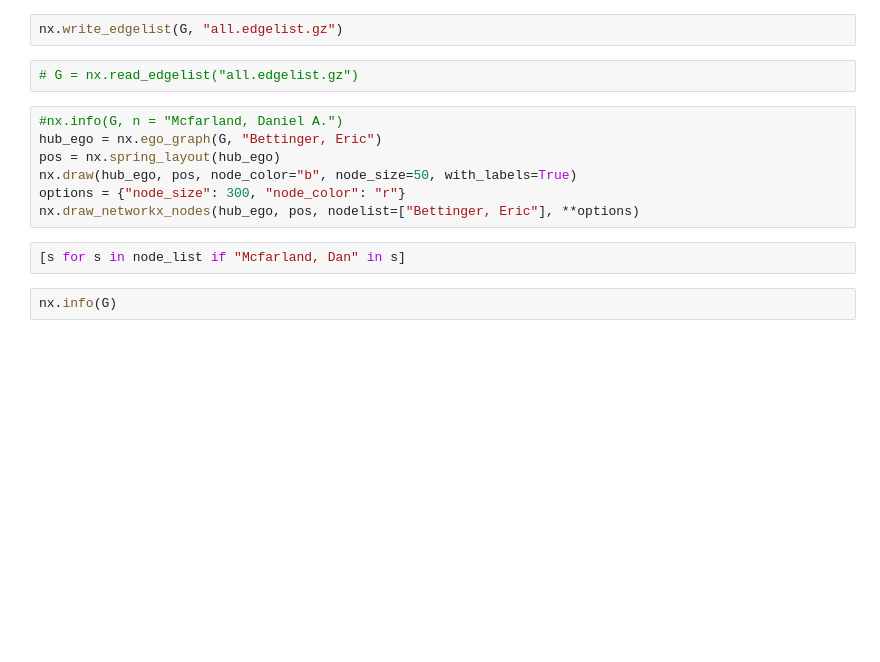
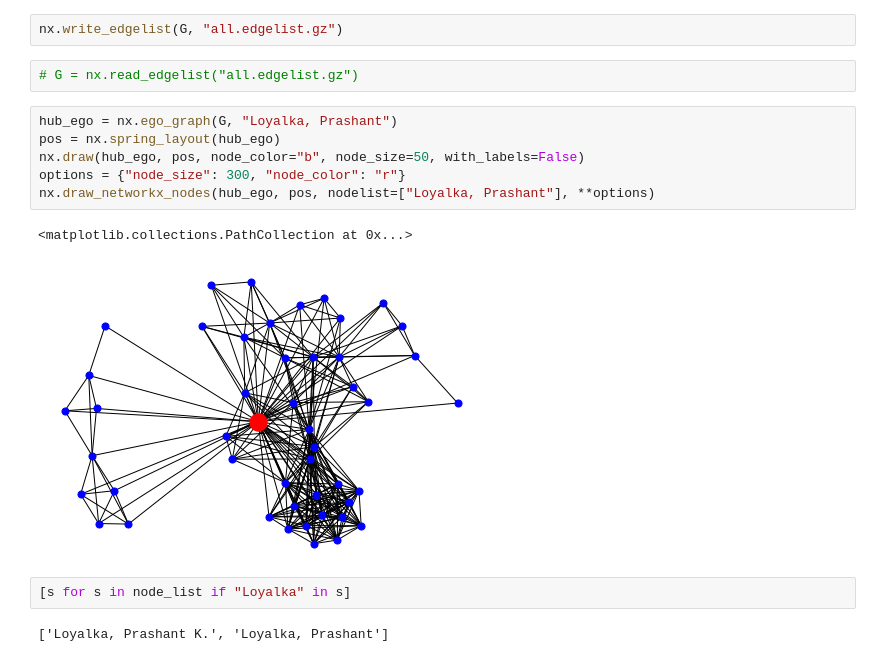
Before and after one commit to saurabh-khanna/educ-sn, a Jupyter notebook: read_xmls.ipynb, the cells around one changed output. Cells and saved outputs as stored; diff of their text form; blank space fills up the shorter version.

```diff
--- a/read_xmls.ipynb
+++ b/read_xmls.ipynb
@@ -74,13 +125,15 @@ nx.write_edgelist(G, "all.edgelist.gz")
 # %%
 # G = nx.read_edgelist("all.edgelist.gz")
 # %%
-#nx.info(G, n = "Mcfarland, Daniel A.")
-hub_ego = nx.ego_graph(G, "Bettinger, Eric")
+hub_ego = nx.ego_graph(G, "Loyalka, Prashant")
 pos = nx.spring_layout(hub_ego)
-nx.draw(hub_ego, pos, node_color="b", node_size=50, with_labels=True)
+nx.draw(hub_ego, pos, node_color="b", node_size=50, with_labels=False)
 options = {"node_size": 300, "node_color": "r"}
-nx.draw_networkx_nodes(hub_ego, pos, nodelist=["Bettinger, Eric"], **options)
+nx.draw_networkx_nodes(hub_ego, pos, nodelist=["Loyalka, Prashant"], **options)
+# %% [output]
+<matplotlib.collections.PathCollection at 0x...>
+[figure, added]
 # %%
-[s for s in node_list if "Mcfarland, Dan" in s]
+[s for s in node_list if "Loyalka" in s]
+# %% [output]
+['Loyalka, Prashant K.', 'Loyalka, Prashant']
-# %%
-nx.info(G)
```
Also changed, not shown: parts of 8 cells of this notebook.
